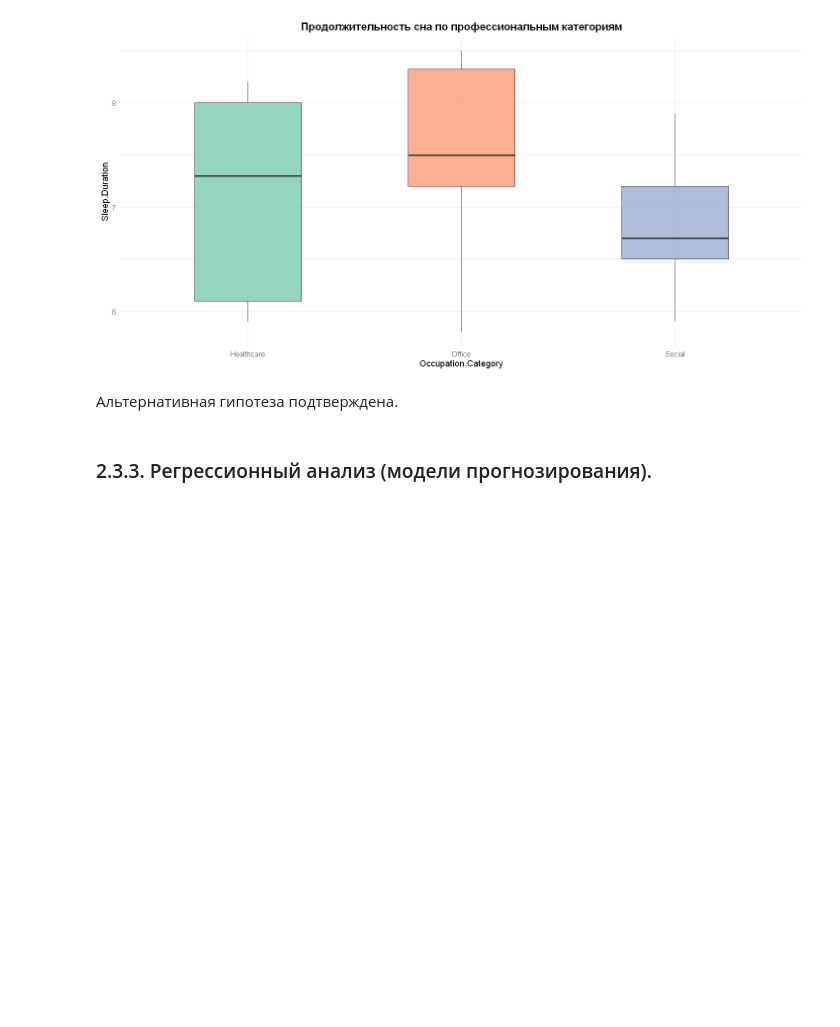
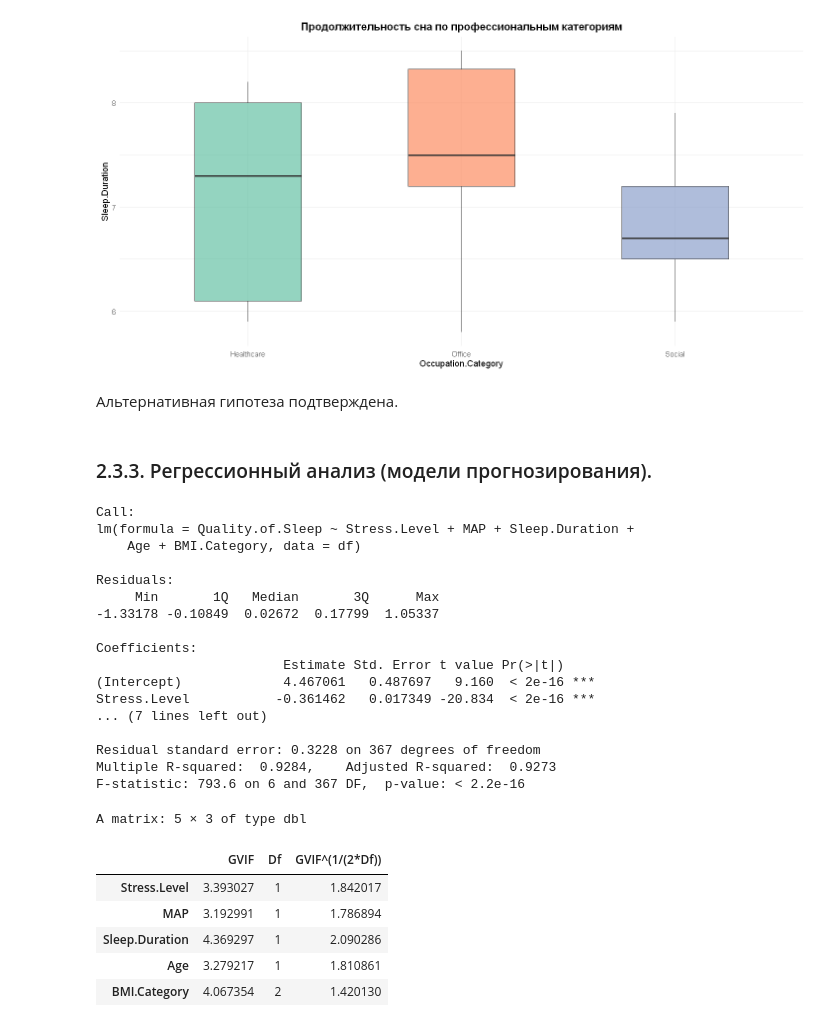
Before and after one commit to parababla/sleep_quality_analysis, a Jupyter notebook: sleep_quality_analysis.ipynb, the cells around one changed output. Drawn from its saved outputs; the diff is of its cells as text; code cells hidden in the pictures; blank space fills up the shorter version.

```diff
--- a/sleep_quality_analysis.ipynb
+++ b/sleep_quality_analysis.ipynb
@@ -534,3 +538,32 @@ ggplot(df, aes(x = Occupation.Category, y = Sleep.Duration, fill = Occupation.Ca
 Альтернативная гипотеза подтверждена.
 # %% [markdown]
 ### 2.3.3. Регрессионный анализ (модели прогнозирования).
+# %%
+linreg <- lm(Quality.of.Sleep ~ Stress.Level + MAP + Sleep.Duration + Age + BMI.Category, data = df)
+summary(linreg)
+vif(linreg)
+# %% [output]
+Call:
+lm(formula = Quality.of.Sleep ~ Stress.Level + MAP + Sleep.Duration +
+    Age + BMI.Category, data = df)
+
+Residuals:
+     Min       1Q   Median       3Q      Max
+-1.33178 -0.10849  0.02672  0.17799  1.05337
+
+Coefficients:
+                        Estimate Std. Error t value Pr(>|t|)
+(Intercept)             4.467061   0.487697   9.160  < 2e-16 ***
+Stress.Level           -0.361462   0.017349 -20.834  < 2e-16 ***
+... (7 lines left out)
+
+Residual standard error: 0.3228 on 367 degrees of freedom
+Multiple R-squared:  0.9284,    Adjusted R-squared:  0.9273
+F-statistic: 793.6 on 6 and 367 DF,  p-value: < 2.2e-16
+A matrix: 5 × 3 of type dbl
+|  | GVIF | Df | GVIF^(1/(2*Df)) |
+| Stress.Level | 3.393027 | 1 | 1.842017 |
+| MAP | 3.192991 | 1 | 1.786894 |
+| Sleep.Duration | 4.369297 | 1 | 2.090286 |
+| Age | 3.279217 | 1 | 1.810861 |
+| BMI.Category | 4.067354 | 2 | 1.420130 |
```
Also changed, not shown: parts of 10 cells of this notebook.
